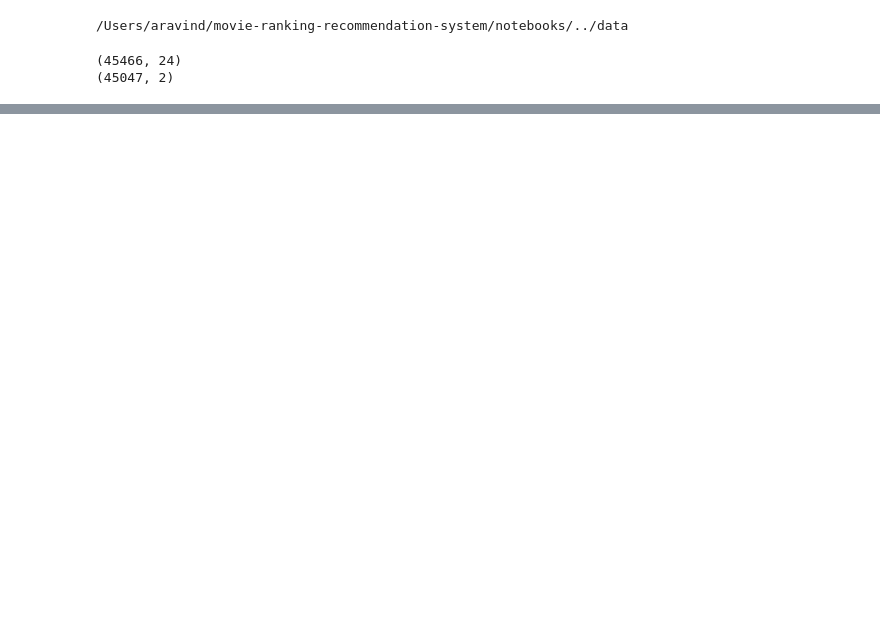
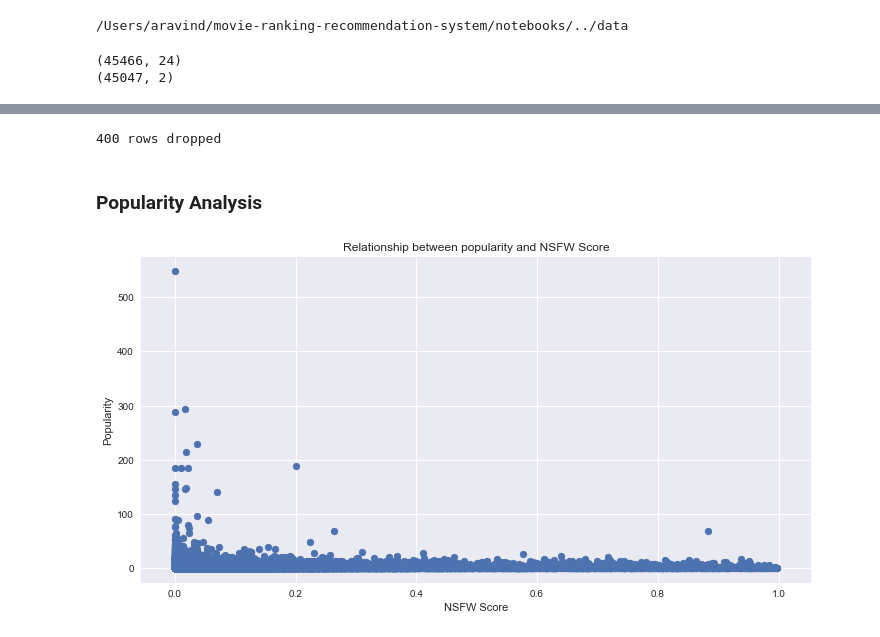
Before and after one commit to aravindsrinivasan/movie-ranking-recommendation-system, a Jupyter notebook: notebooks/nsfw_score-analysis.ipynb, the cells around one changed output, grey strips where cells are left out. Drawn from its saved outputs; the diff is of its cells as text; code cells hidden in the pictures; blank space fills up the shorter version.

Commit message:
nsfw score analysis updated

```diff
--- a/notebooks/nsfw_score-analysis.ipynb
+++ b/notebooks/nsfw_score-analysis.ipynb
@@ -31,0 +70,16 @@ df = meta_data_subset.merge(nsfw_data, on='id', how='left')
+# %%
+#Dropping rows that have missing data
+movie_data = df.dropna(axis=0)
+print '{} rows dropped'.format(df.shape[0] - movie_data.shape[0])
+# %% [output]
+400 rows dropped
+# %% [markdown]
+### Popularity Analysis
+# %%
+plt.scatter(df['nsfw_score'], df['popularity'])
+plt.title('Relationship between popularity and NSFW Score')
+plt.xlabel('NSFW Score')
+plt.ylabel('Popularity')
+plt.show()
+# %% [output]
+[figure, added]
```
Also changed, not shown: parts of 12 cells of this notebook.
